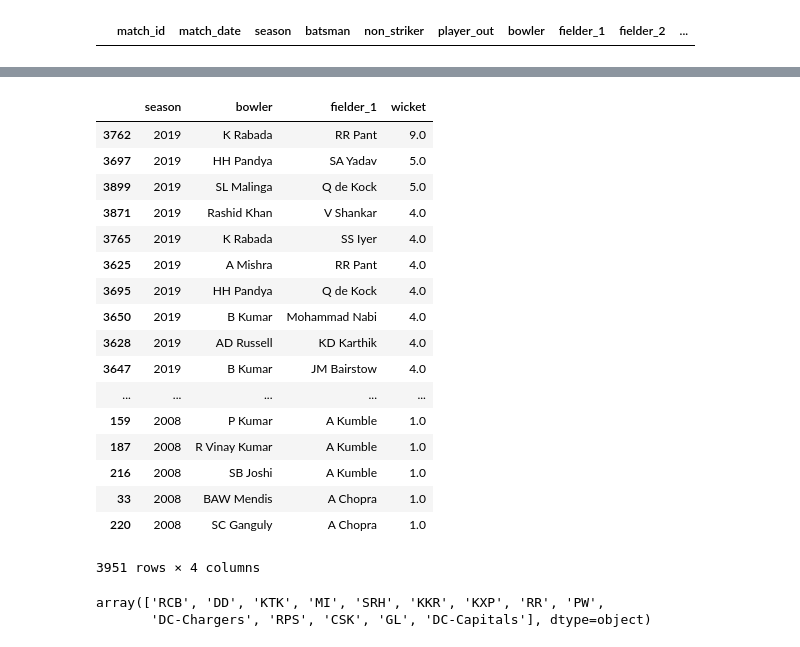
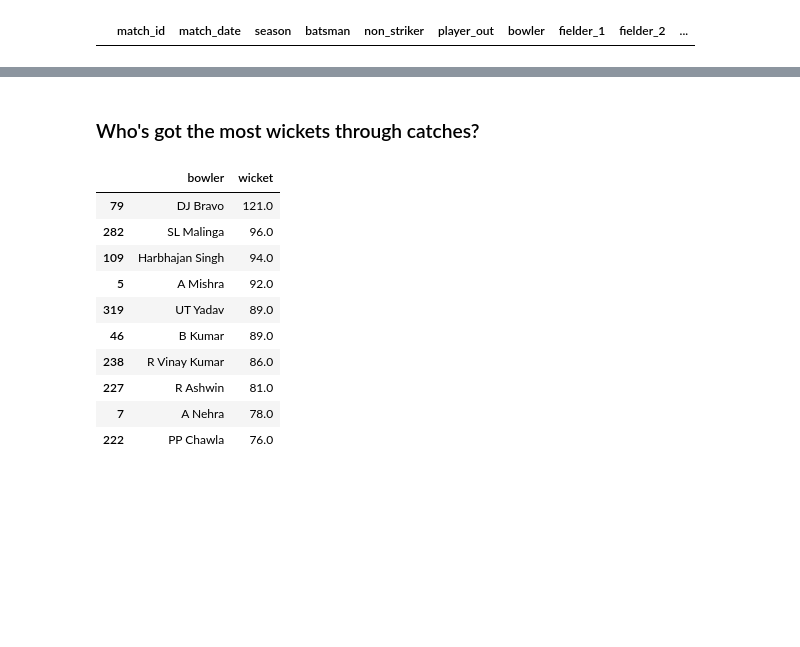
Before and after one commit to ravi-gopalan/ipl_analysis, a Jupyter notebook: ipl_analysis_v3.ipynb, the cells around one changed output, grey strips where cells are left out. Cells and saved outputs as stored; diff of their text form; code cells hidden in the pictures; blank space fills up the shorter version.

```diff
--- a/ipl_analysis_v3.ipynb
+++ b/ipl_analysis_v3.ipynb
@@ -3289,26 +3564,16 @@ df_bowled_dismissals.groupby(['season','bowler'],as_index=False)['wicket'].sum()
+# %% [markdown]
+### Who's got the most wickets through catches?
 # %%
-df_catch_dismissals.groupby(['season','bowler','fielder_1'],as_index=False)['wicket'].sum().sort_values(by=['season','wicket','fielder_1'],ascending=False)
+df_catch_dismissals.groupby(['bowler'],as_index=False)['wicket'].sum().sort_values(by=['wicket'],ascending=False).head(10)
 # %% [output]
-|  | season | bowler | fielder_1 | wicket |
-| 3762 | 2019 | K Rabada | RR Pant | 9.0 |
-| 3697 | 2019 | HH Pandya | SA Yadav | 5.0 |
-| 3899 | 2019 | SL Malinga | Q de Kock | 5.0 |
-| 3871 | 2019 | Rashid Khan | V Shankar | 4.0 |
-| 3765 | 2019 | K Rabada | SS Iyer | 4.0 |
-| 3625 | 2019 | A Mishra | RR Pant | 4.0 |
-| 3695 | 2019 | HH Pandya | Q de Kock | 4.0 |
-| 3650 | 2019 | B Kumar | Mohammad Nabi | 4.0 |
-| 3628 | 2019 | AD Russell | KD Karthik | 4.0 |
-| 3647 | 2019 | B Kumar | JM Bairstow | 4.0 |
-| ... | ... | ... | ... | ... |
-| 159 | 2008 | P Kumar | A Kumble | 1.0 |
-| 187 | 2008 | R Vinay Kumar | A Kumble | 1.0 |
-| 216 | 2008 | SB Joshi | A Kumble | 1.0 |
-| 33 | 2008 | BAW Mendis | A Chopra | 1.0 |
-| 220 | 2008 | SC Ganguly | A Chopra | 1.0 |
+|  | bowler | wicket |
+| 79 | DJ Bravo | 121.0 |
+| 282 | SL Malinga | 96.0 |
+| 109 | Harbhajan Singh | 94.0 |
+| 5 | A Mishra | 92.0 |
+| 319 | UT Yadav | 89.0 |
+| 46 | B Kumar | 89.0 |
+| 238 | R Vinay Kumar | 86.0 |
+| 227 | R Ashwin | 81.0 |
+| 7 | A Nehra | 78.0 |
+| 222 | PP Chawla | 76.0 |
-3951 rows × 4 columns
-# %%
-df_match_summary.team_1.unique()
-# %% [output]
-array(['RCB', 'DD', 'KTK', 'MI', 'SRH', 'KKR', 'KXP', 'RR', 'PW',
-       'DC-Chargers', 'RPS', 'CSK', 'GL', 'DC-Capitals'], dtype=object)
```
Also changed, not shown: parts of 90 cells of this notebook.
